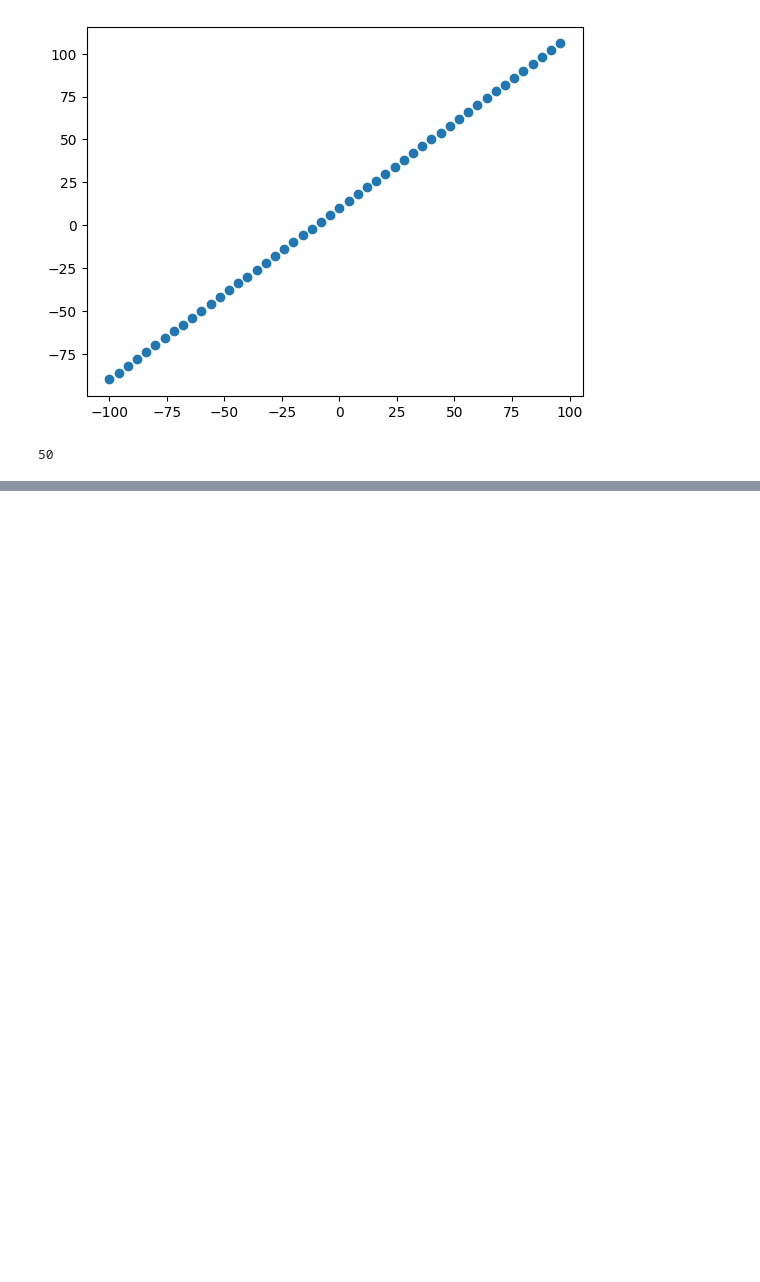
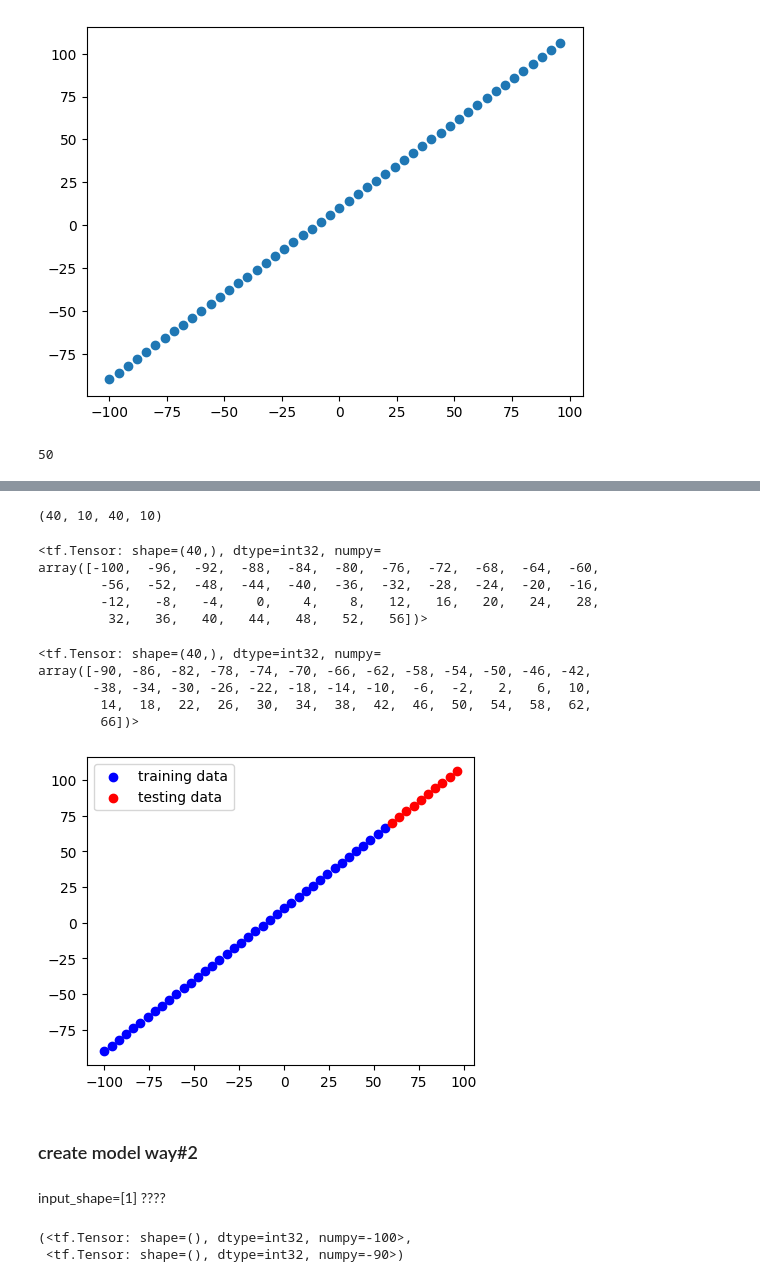
Before and after one commit to khala1391/Tensorflow_DeepLearning, a Jupyter notebook: Tensor-OJT_01.ipynb, the cells around one changed output, grey strips where cells are left out. Drawn from its saved outputs; the diff is of its cells as text; code cells hidden in the pictures; blank space fills up the shorter version.

```diff
--- a/Tensor-OJT_01.ipynb
+++ b/Tensor-OJT_01.ipynb
@@ -333,0 +442,38 @@ https://gist.github.com/angeligareta/e3332c7a955dba8eaca71bf388d028c2
+# %%
+X_train =  X[:40]  # first 40
+y_train =  y[:40]  # first 40
+
+X_test = X[40:]
+y_test = y[40:]
+
+len(X_train), len(X_test), len(y_train), len(y_test)
+# %% [output]
+(40, 10, 40, 10)
+# %%
+X_train
+# %% [output]
+<tf.Tensor: shape=(40,), dtype=int32, numpy=
+array([-100,  -96,  -92,  -88,  -84,  -80,  -76,  -72,  -68,  -64,  -60,
+        -56,  -52,  -48,  -44,  -40,  -36,  -32,  -28,  -24,  -20,  -16,
+        -12,   -8,   -4,    0,    4,    8,   12,   16,   20,   24,   28,
+         32,   36,   40,   44,   48,   52,   56])>
+# %%
+y_train
+# %% [output]
+<tf.Tensor: shape=(40,), dtype=int32, numpy=
+array([-90, -86, -82, -78, -74, -70, -66, -62, -58, -54, -50, -46, -42,
+       -38, -34, -30, -26, -22, -18, -14, -10,  -6,  -2,   2,   6,  10,
+        14,  18,  22,  26,  30,  34,  38,  42,  46,  50,  54,  58,  62,
+        66])>
+# %%
+plt.figure(figsize=(5,4))
+plt.scatter(X_train, y_train, c="b", label = "training data")
+plt.scatter(X_test, y_test, c="r", label = "testing data")
+plt.legend()
+plt.show()
+# %% [output]
+[figure, added]
+# %% [markdown]
+### create model way#2
+# %% [markdown]
+input_shape=[1] ????
@@ -333,0 +482,5 @@ https://gist.github.com/angeligareta/e3332c7a955dba8eaca71bf388d028c2
+# %%
+X[0], y[0]
+# %% [output]
+(<tf.Tensor: shape=(), dtype=int32, numpy=-100>,
+ <tf.Tensor: shape=(), dtype=int32, numpy=-90>)
```
Also changed, not shown: parts of 28 cells of this notebook, 2 other files.
